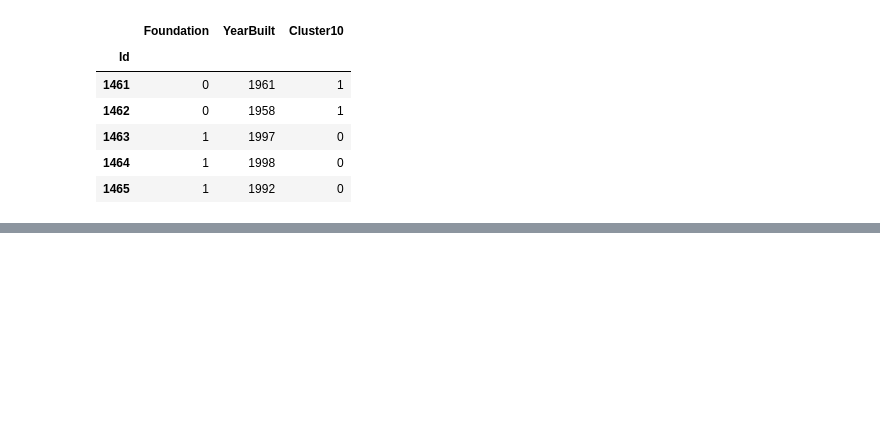
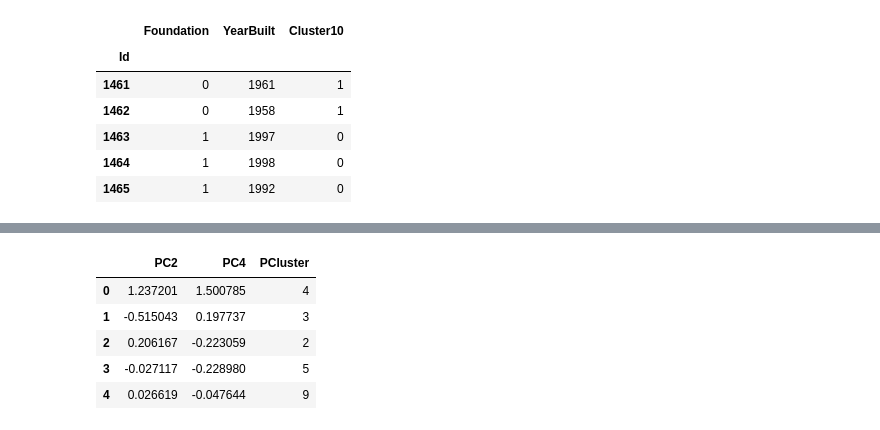
Before and after one commit to naseemap47/predictHousePrices-MachineLearning-python, a Jupyter notebook: jupyter_notebook.ipynb, the cells around one changed output, grey strips where cells are left out. Saved outputs shown, nothing was run; the diff lists cells and outputs as text; code cells hidden in the pictures; blank space fills up the shorter version.

```diff
--- a/jupyter_notebook.ipynb
+++ b/jupyter_notebook.ipynb
@@ -2362,0 +2411,10 @@ cluster_cols(data_test, 'Foundation', 'YearBuilt', 9, 'Cluster10')
+# %%
+# cluster between PCA columns
+cluster_cols(x_pca, 'PC2', 'PC4', 11, 'PCluster')
+# %% [output]
+|  | PC2 | PC4 | PCluster |
+| 0 | 1.237201 | 1.500785 | 4 |
+| 1 | -0.515043 | 0.197737 | 3 |
+| 2 | 0.206167 | -0.223059 | 2 |
+| 3 | -0.027117 | -0.228980 | 5 |
+| 4 | 0.026619 | -0.047644 | 9 |
```
Also changed, not shown: parts of 9 cells of this notebook.
